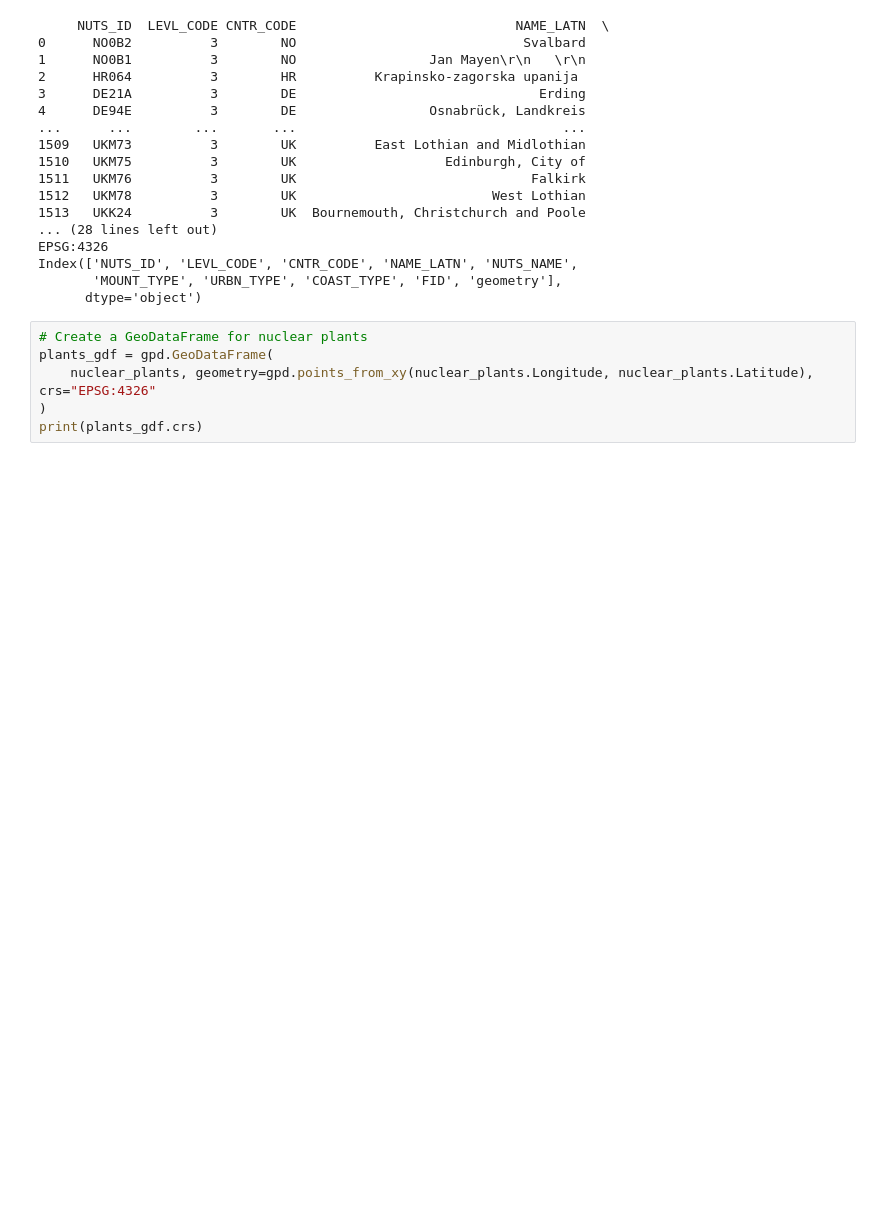
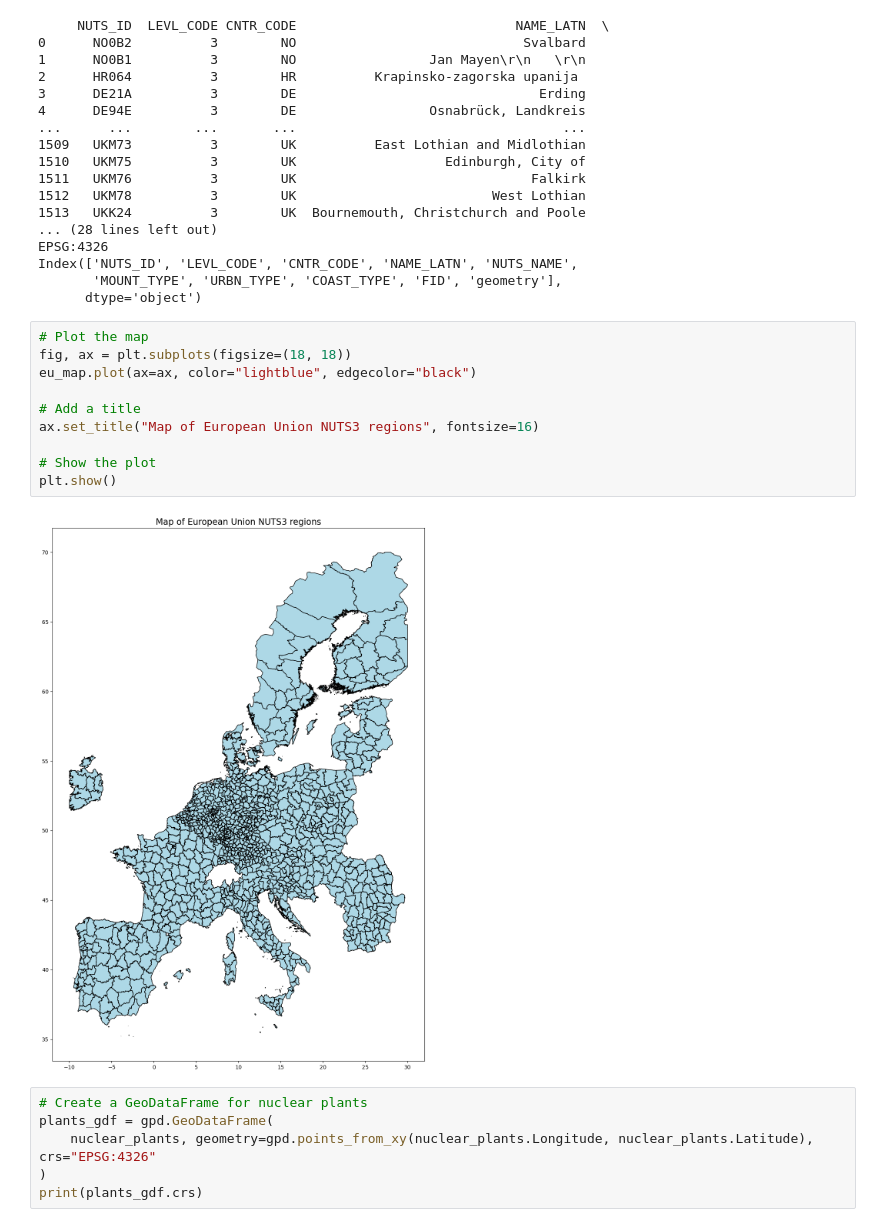
Before and after one commit to MarcoVCaravella/Introduction-to-Python-for-Economists, a Jupyter notebook: Untitled.ipynb, the cells around one changed output. Saved outputs shown, nothing was run; the diff lists cells and outputs as text; blank space fills up the shorter version.

```diff
--- a/Untitled.ipynb
+++ b/Untitled.ipynb
@@ -136,6 +136,18 @@ EPSG:4326
 Index(['NUTS_ID', 'LEVL_CODE', 'CNTR_CODE', 'NAME_LATN', 'NUTS_NAME',
        'MOUNT_TYPE', 'URBN_TYPE', 'COAST_TYPE', 'FID', 'geometry'],
       dtype='object')
+# %%
+# Plot the map
+fig, ax = plt.subplots(figsize=(18, 18))
+eu_map.plot(ax=ax, color="lightblue", edgecolor="black")
+
+# Add a title
+ax.set_title("Map of European Union NUTS3 regions", fontsize=16)
+
+# Show the plot
+plt.show()
+# %% [output]
+[figure, added]
 # %%
 # Create a GeoDataFrame for nuclear plants
 plants_gdf = gpd.GeoDataFrame(
```
Also changed, not shown: parts of 16 cells of this notebook.
